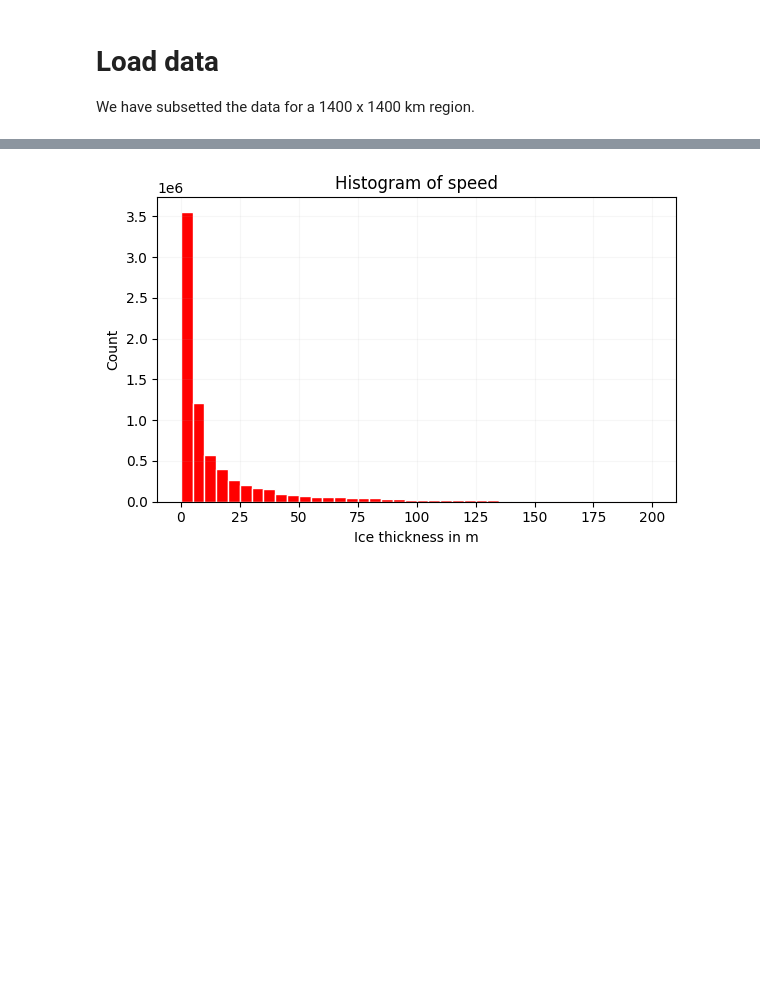
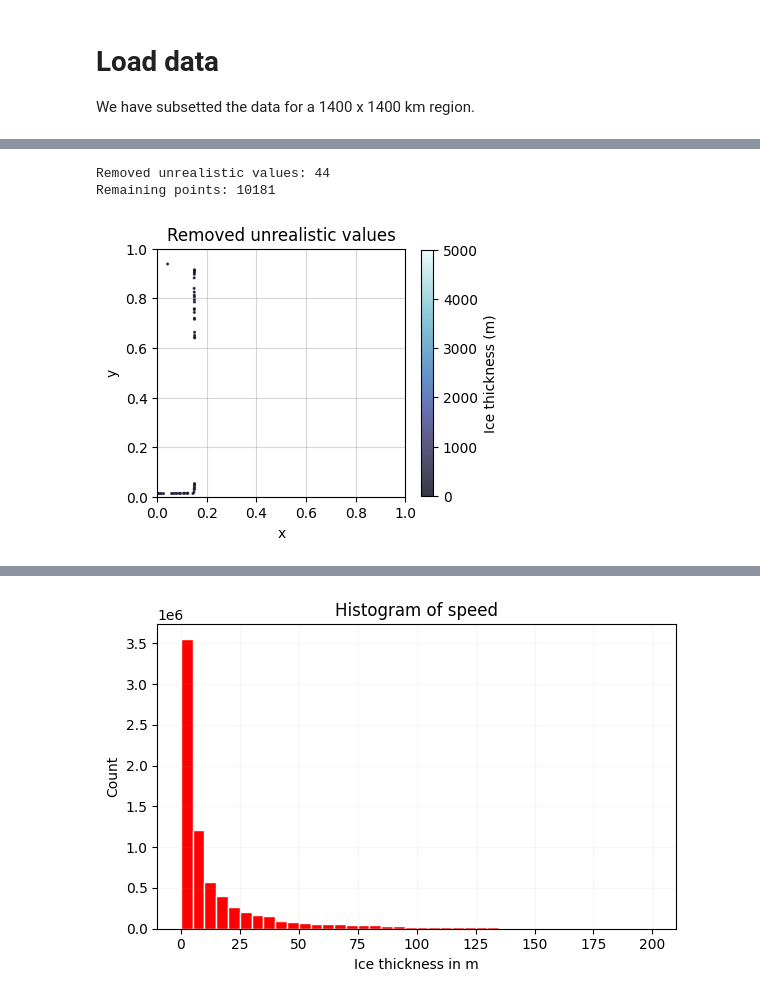
Before and after one commit to kimbente/BO4AIS, a Jupyter notebook: develop_bo.ipynb, the cells around one changed output, grey strips where cells are left out. Drawn from its saved outputs; the diff is of its cells as text; code cells hidden in the pictures; blank space fills up the shorter version.

```diff
--- a/develop_bo.ipynb
+++ b/develop_bo.ipynb
@@ -60,9 +67,0 @@ skiway = torch.tensor([[skiway_x_norm, skiway_y_norm]])
-# %%
-REDUCE_RATE = 1000
-# subsample points
-ice_reduced = ice[::REDUCE_RATE]
-# run with reduced version first
-print(ice_reduced.shape)
-# ice_reduced[:, 0] are x locations from [0, 1]
-# ice_reduced[:, 1] are y locations from [0, 1]
-# ice_reduced[:, 2] are ice thickness in metres
@@ -70,0 +137,45 @@ torch.Size([8279, 3])
+# %%
+# Remove a few unrealistic values
+mask = ((ice_ds_all[:, 0] < 0.2) & (ice_ds_all[:, 2] < 1300))
+ice_ds_unrealistic = ice_ds_all[mask]
+ice_ds_unrealistic = ice_ds_unrealistic.detach().cpu()
+print("Removed unrealistic values:", ice_ds_unrealistic.shape[0])
+
+# Remove unrealistic values from dataset
+# NOTE: On GPU: 386MiB
+ice_ds = ice_ds_all[~ mask].to(device)
+print("Remaining points:", ice_ds.shape[0])
+# %% [output]
+Removed unrealistic values: 44
+Remaining points: 10181
+# %%
+fig, ax = plt.subplots(figsize = (4, 4))
+
+sc = ax.scatter(
+    ice_ds_unrealistic[:, 0],
+    ice_ds_unrealistic[:, 1],
+    c = ice_ds_unrealistic[:, 2],
+    s = 1.5,
+    alpha = 0.8,
+    cmap = cmocean.cm.ice,
+    vmin = 0, vmax = 5000
+)
+
+ax.set_xlim(0, 1)
+ax.set_ylim(0, 1)
+
+ax.set_xlabel("x")
+ax.set_ylabel("y")
+
+ax.set_aspect('equal')
+# grid for orientation
+ax.grid(True, alpha = 0.5)
+
+# Add colorbar
+cbar = fig.colorbar(sc, ax = ax, shrink = 0.8)
+cbar.set_label("Ice thickness (m)")
+
+plt.title("Removed unrealistic values")
+plt.show()
+# %% [output]
+[figure, added]
```
Also changed, not shown: parts of 37 cells of this notebook, 6 other files.
